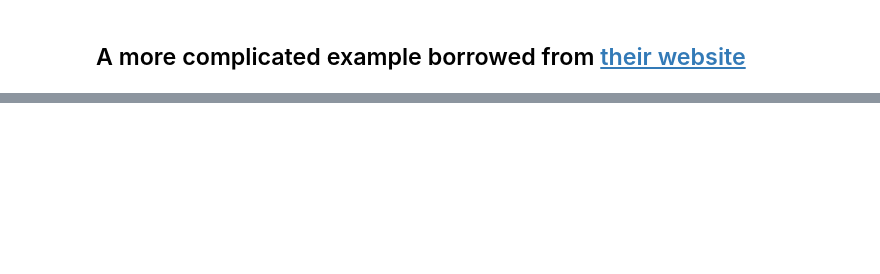
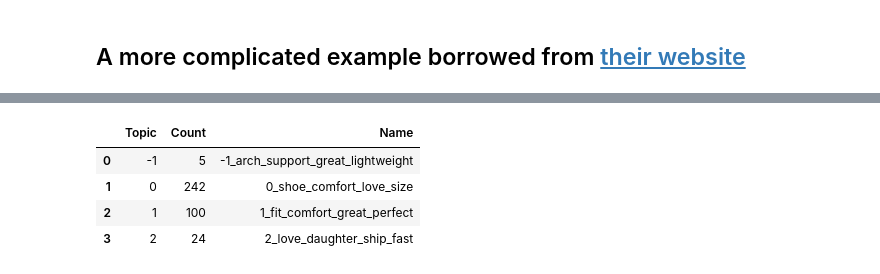
Before and after one commit to EyeofBeholder-NLeSC/orange3-argument, a Jupyter notebook: notebooks/explore_bertopic.ipynb, the cells around one changed output, grey strips where cells are left out. Saved outputs shown, nothing was run; the diff lists cells and outputs as text; code cells hidden in the pictures; blank space fills up the shorter version.

```diff
--- a/notebooks/explore_bertopic.ipynb
+++ b/notebooks/explore_bertopic.ipynb
@@ -118,0 +129,23 @@ topic_model.get_topic_info()
+# %%
+from nltk.stem.snowball import SnowballStemmer
+
+stemmer = SnowballStemmer('english')
+
+class StemmedCountVectorizer(CountVectorizer):
+    def build_analyzer(self):
+        analyzer = super(StemmedCountVectorizer, self).build_analyzer()
+        return lambda doc: ([stemmer.stem(w) for w in analyzer(doc)])
+
+vectorizer_model = StemmedCountVectorizer(
+    ngram_range=(1, 1),
+    stop_words='english',
+    analyzer='word'
+)
+topic_model.update_topics(docs, vectorizer_model=vectorizer_model)
+topic_model.get_topic_info()
+# %% [output]
+|  | Topic | Count | Name |
+| 0 | -1 | 5 | -1_arch_support_great_lightweight |
+| 1 | 0 | 242 | 0_shoe_comfort_love_size |
+| 2 | 1 | 100 | 1_fit_comfort_great_perfect |
+| 3 | 2 | 24 | 2_love_daughter_ship_fast |
```
Also changed, not shown: parts of 12 cells of this notebook.
